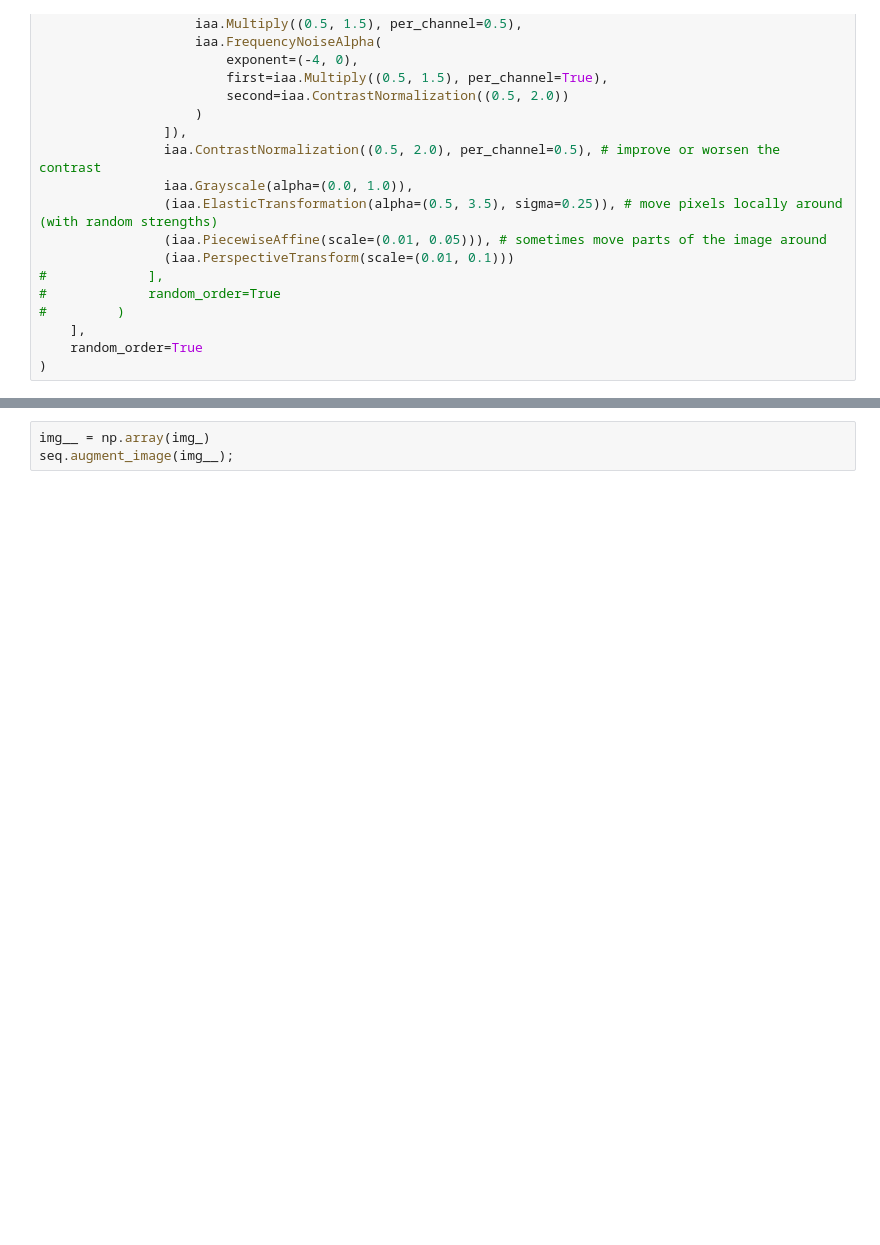
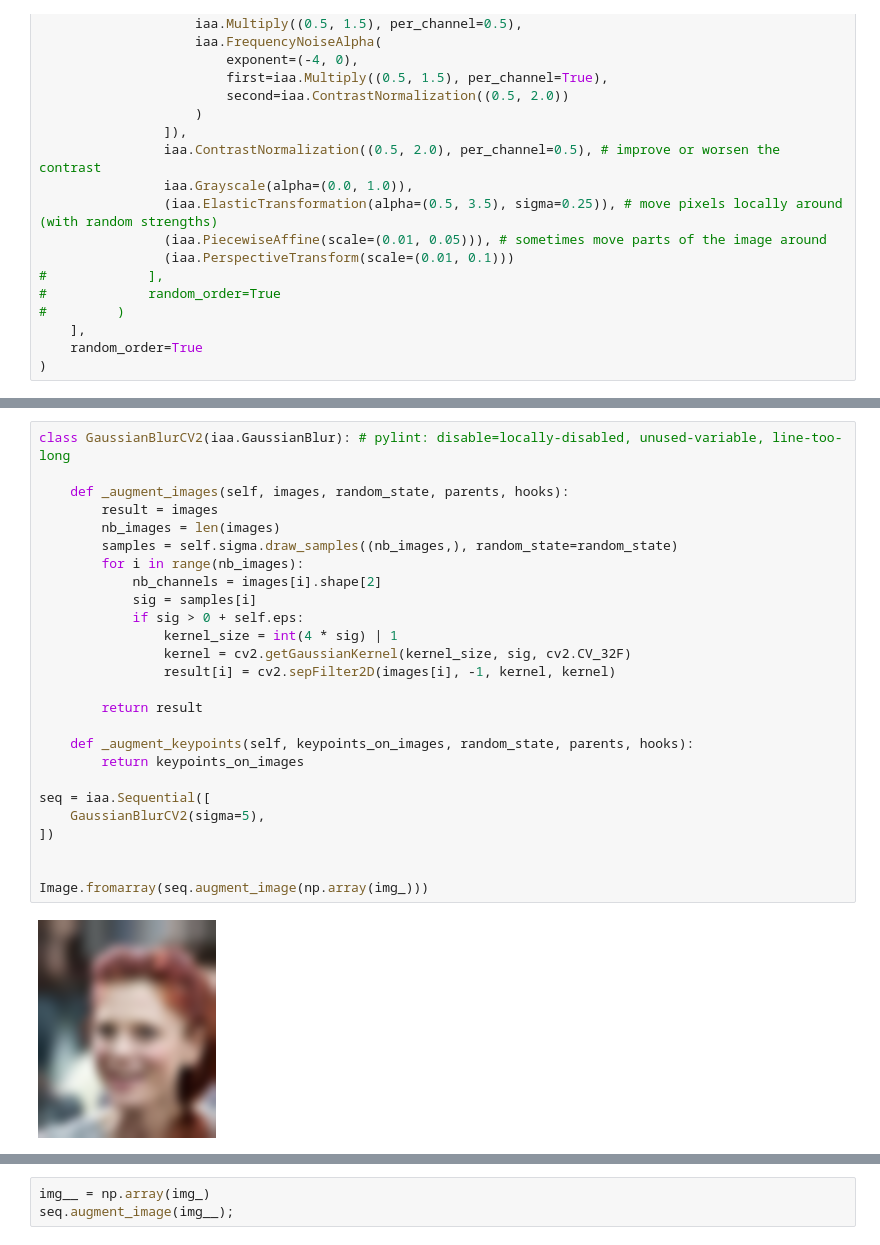
Before and after one commit to DmitryUlyanov/recognition, a Jupyter notebook: scripts/explore_augmentation.ipynb, the cells around one changed output, grey strips where cells are left out. Cells and saved outputs as stored; diff of their text form; blank space fills up the shorter version.

```diff
--- a/scripts/explore_augmentation.ipynb
+++ b/scripts/explore_augmentation.ipynb
@@ -142,0 +173,28 @@ ia.__version__
+# %%
+class GaussianBlurCV2(iaa.GaussianBlur): # pylint: disable=locally-disabled, unused-variable, line-too-long
+
+    def _augment_images(self, images, random_state, parents, hooks):
+        result = images
+        nb_images = len(images)
+        samples = self.sigma.draw_samples((nb_images,), random_state=random_state)
+        for i in range(nb_images):
+            nb_channels = images[i].shape[2]
+            sig = samples[i]
+            if sig > 0 + self.eps:
+                kernel_size = int(4 * sig) | 1
+                kernel = cv2.getGaussianKernel(kernel_size, sig, cv2.CV_32F)
+                result[i] = cv2.sepFilter2D(images[i], -1, kernel, kernel)
+
+        return result
+
+    def _augment_keypoints(self, keypoints_on_images, random_state, parents, hooks):
+        return keypoints_on_images
+
+seq = iaa.Sequential([
+    GaussianBlurCV2(sigma=5),
+])
+
+
+Image.fromarray(seq.augment_image(np.array(img_)))
+# %% [output]
+[figure, added]
```
Also changed, not shown: parts of 22 cells of this notebook, 4 other files.
